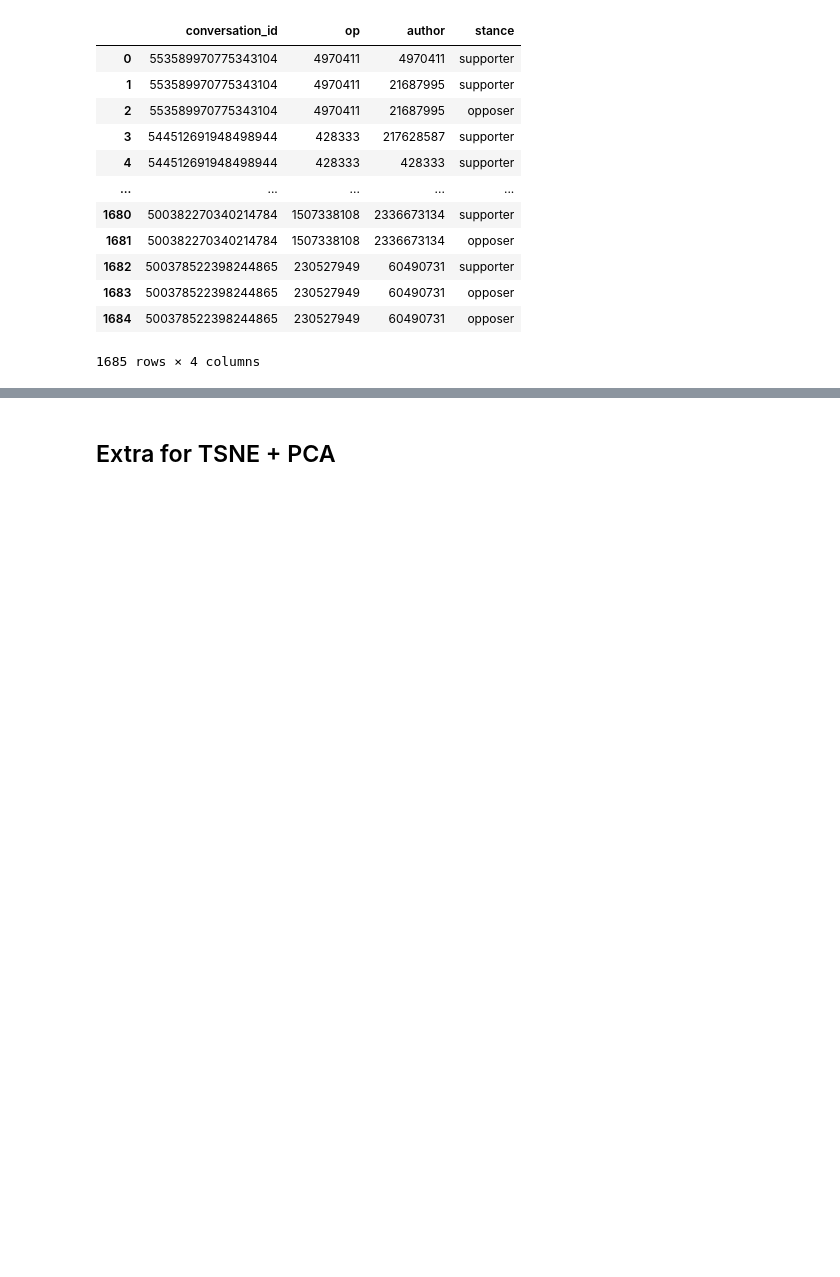
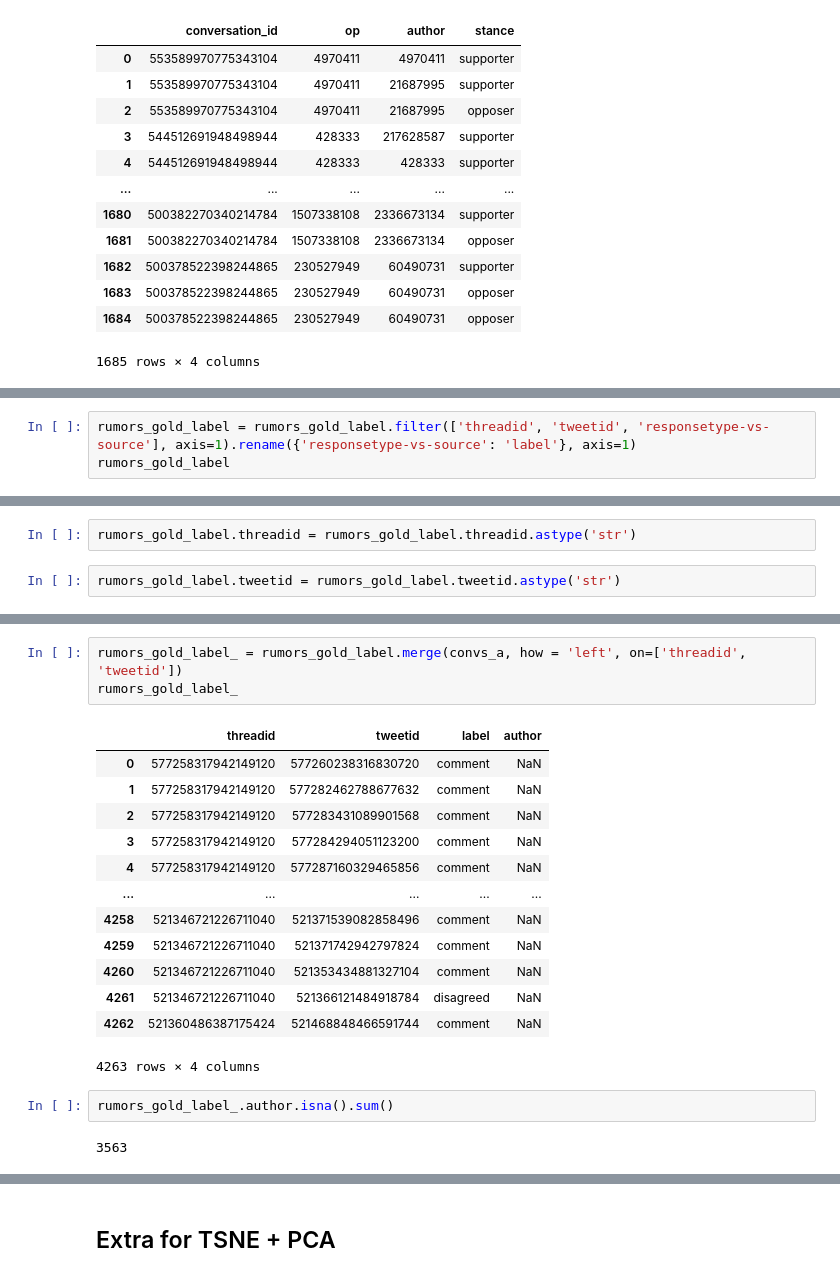
Before and after one commit to NasLabBgu/STEM, a Jupyter notebook: Examples/TwitterVCmv_analysis2.ipynb, the cells around one changed output, grey strips where cells are left out. Cells and saved outputs as stored; diff of their text form; blank space fills up the shorter version.

```diff
--- a/Examples/TwitterVCmv_analysis2.ipynb
+++ b/Examples/TwitterVCmv_analysis2.ipynb
@@ -424,0 +464,3 @@ user_stance_rumors
+# %%
+rumors_gold_label = rumors_gold_label.filter(['threadid', 'tweetid', 'responsetype-vs-source'], axis=1).rename({'responsetype-vs-source': 'label'}, axis=1)
+rumors_gold_label
@@ -424,0 +481,4 @@ user_stance_rumors
+# %%
+rumors_gold_label.threadid = rumors_gold_label.threadid.astype('str')
+# %%
+rumors_gold_label.tweetid = rumors_gold_label.tweetid.astype('str')
@@ -424,0 +516,21 @@ user_stance_rumors
+# %%
+rumors_gold_label_ = rumors_gold_label.merge(convs_a, how = 'left', on=['threadid', 'tweetid'])
+rumors_gold_label_
+# %% [output]
+|  | threadid | tweetid | label | author |
+| 0 | 577258317942149120 | 577260238316830720 | comment | NaN |
+| 1 | 577258317942149120 | 577282462788677632 | comment | NaN |
+| 2 | 577258317942149120 | 577283431089901568 | comment | NaN |
+| 3 | 577258317942149120 | 577284294051123200 | comment | NaN |
+| 4 | 577258317942149120 | 577287160329465856 | comment | NaN |
+| ... | ... | ... | ... | ... |
+| 4258 | 521346721226711040 | 521371539082858496 | comment | NaN |
+| 4259 | 521346721226711040 | 521371742942797824 | comment | NaN |
+| 4260 | 521346721226711040 | 521353434881327104 | comment | NaN |
+| 4261 | 521346721226711040 | 521366121484918784 | disagreed | NaN |
+| 4262 | 521360486387175424 | 521468848466591744 | comment | NaN |
+4263 rows × 4 columns
+# %%
+rumors_gold_label_.author.isna().sum()
+# %% [output]
+3563
```
Also changed, not shown: parts of 17 cells of this notebook.
